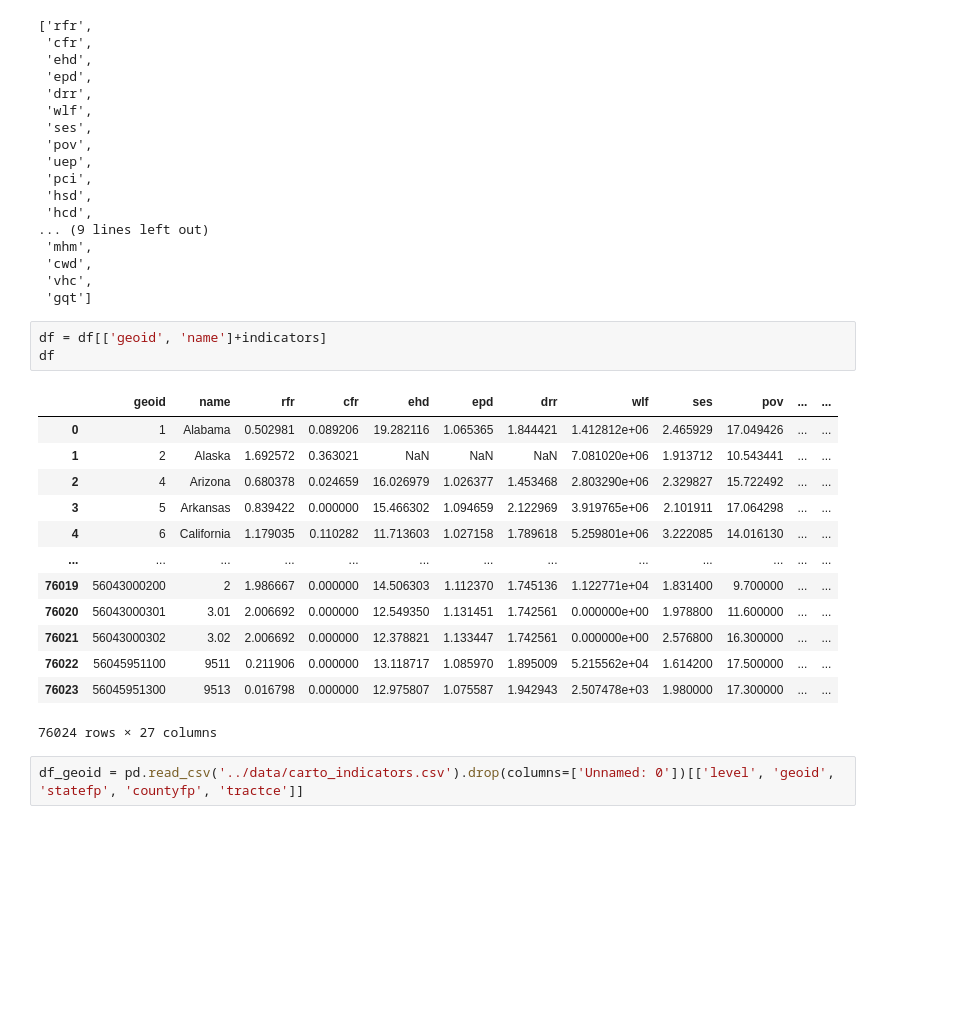
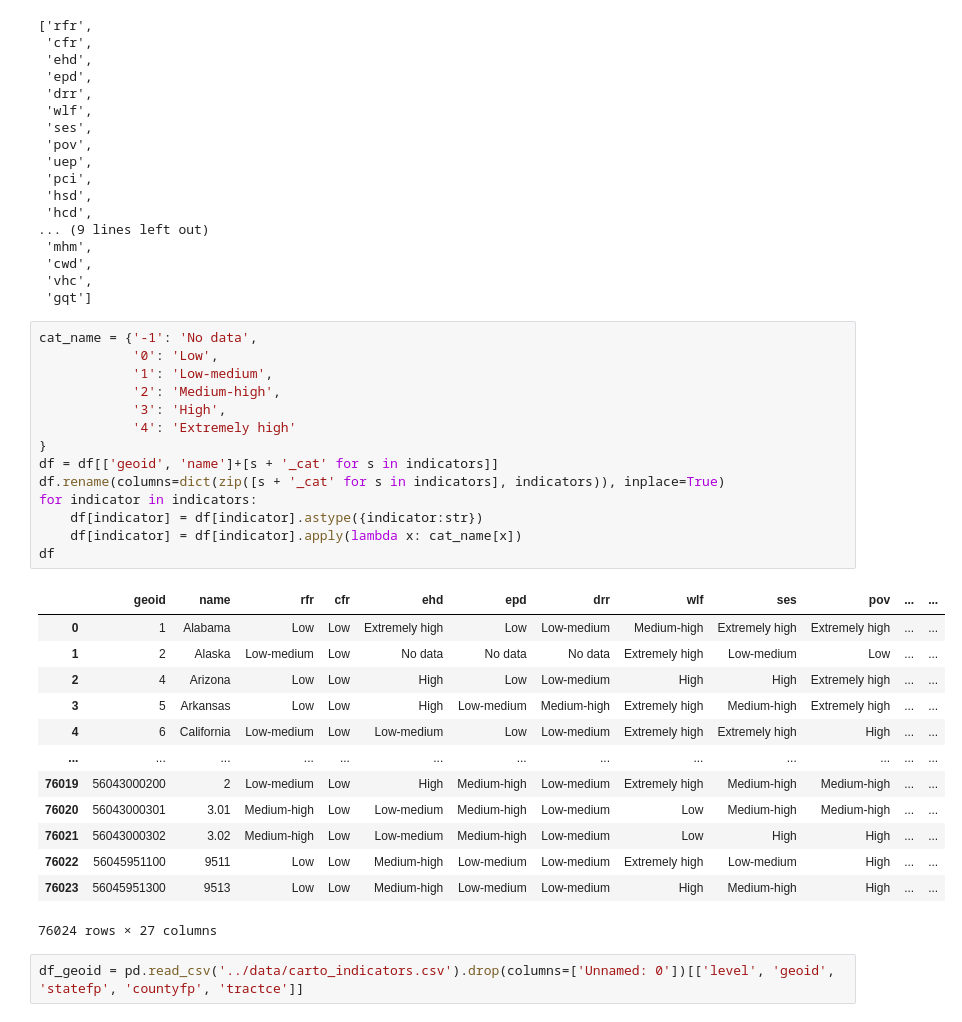
Before and after one commit to Vizzuality/usa-resilience-opportunity-map-data, a Jupyter notebook: processing/Rearange_data_by_state.ipynb, the cells around one changed output. Saved outputs shown, nothing was run; the diff lists cells and outputs as text; blank space fills up the shorter version.

```diff
--- a/processing/Rearange_data_by_state.ipynb
+++ b/processing/Rearange_data_by_state.ipynb
@@ -37,23 +37,34 @@ indicators
  'cwd',
  'vhc',
  'gqt']
-# %%
-df = df[['geoid', 'name']+indicators]
-df
-# %% [output]
-|  | geoid | name | rfr | cfr | ehd | epd | drr | wlf | ses | pov | ... | ... |
-| 0 | 1 | Alabama | 0.502981 | 0.089206 | 19.282116 | 1.065365 | 1.844421 | 1.412812e+06 | 2.465929 | 17.049426 | ... | ... |
-| 1 | 2 | Alaska | 1.692572 | 0.363021 | NaN | NaN | NaN | 7.081020e+06 | 1.913712 | 10.543441 | ... | ... |
-| 2 | 4 | Arizona | 0.680378 | 0.024659 | 16.026979 | 1.026377 | 1.453468 | 2.803290e+06 | 2.329827 | 15.722492 | ... | ... |
-| 3 | 5 | Arkansas | 0.839422 | 0.000000 | 15.466302 | 1.094659 | 2.122969 | 3.919765e+06 | 2.101911 | 17.064298 | ... | ... |
-| 4 | 6 | California | 1.179035 | 0.110282 | 11.713603 | 1.027158 | 1.789618 | 5.259801e+06 | 3.222085 | 14.016130 | ... | ... |
-| ... | ... | ... | ... | ... | ... | ... | ... | ... | ... | ... | ... | ... |
-| 76019 | 56043000200 | 2 | 1.986667 | 0.000000 | 14.506303 | 1.112370 | 1.745136 | 1.122771e+04 | 1.831400 | 9.700000 | ... | ... |
-| 76020 | 56043000301 | 3.01 | 2.006692 | 0.000000 | 12.549350 | 1.131451 | 1.742561 | 0.000000e+00 | 1.978800 | 11.600000 | ... | ... |
-| 76021 | 56043000302 | 3.02 | 2.006692 | 0.000000 | 12.378821 | 1.133447 | 1.742561 | 0.000000e+00 | 2.576800 | 16.300000 | ... | ... |
-| 76022 | 56045951100 | 9511 | 0.211906 | 0.000000 | 13.118717 | 1.085970 | 1.895009 | 5.215562e+04 | 1.614200 | 17.500000 | ... | ... |
-| 76023 | 56045951300 | 9513 | 0.016798 | 0.000000 | 12.975807 | 1.075587 | 1.942943 | 2.507478e+03 | 1.980000 | 17.300000 | ... | ... |
-76024 rows × 27 columns
+# %%
+cat_name = {'-1': 'No data',
+            '0': 'Low',
+            '1': 'Low-medium',
+            '2': 'Medium-high',
+            '3': 'High',
+            '4': 'Extremely high'
+}
+df = df[['geoid', 'name']+[s + '_cat' for s in indicators]]
+df.rename(columns=dict(zip([s + '_cat' for s in indicators], indicators)), inplace=True)
+for indicator in indicators:
+    df[indicator] = df[indicator].astype({indicator:str})
+    df[indicator] = df[indicator].apply(lambda x: cat_name[x])
+df
+# %% [output]
+|  | geoid | name | rfr | cfr | ehd | epd | drr | wlf | ses | pov | ... | ... |
+| 0 | 1 | Alabama | Low | Low | Extremely high | Low | Low-medium | Medium-high | Extremely high | Extremely high | ... | ... |
+| 1 | 2 | Alaska | Low-medium | Low | No data | No data | No data | Extremely high | Low-medium | Low | ... | ... |
+| 2 | 4 | Arizona | Low | Low | High | Low | Low-medium | High | High | Extremely high | ... | ... |
+| 3 | 5 | Arkansas | Low | Low | High | Low-medium | Medium-high | Extremely high | Medium-high | Extremely high | ... | ... |
+| 4 | 6 | California | Low-medium | Low | Low-medium | Low | Low-medium | Extremely high | Extremely high | High | ... | ... |
+| ... | ... | ... | ... | ... | ... | ... | ... | ... | ... | ... | ... | ... |
+| 76019 | 56043000200 | 2 | Low-medium | Low | High | Medium-high | Low-medium | Extremely high | Medium-high | Medium-high | ... | ... |
+| 76020 | 56043000301 | 3.01 | Medium-high | Low | Low-medium | Medium-high | Low-medium | Low | Medium-high | Medium-high | ... | ... |
+| 76021 | 56043000302 | 3.02 | Medium-high | Low | Low-medium | Medium-high | Low-medium | Low | High | High | ... | ... |
+| 76022 | 56045951100 | 9511 | Low | Low | Medium-high | Low-medium | Low-medium | Extremely high | Low-medium | High | ... | ... |
+| 76023 | 56045951300 | 9513 | Low | Low | Medium-high | Low-medium | Low-medium | High | Medium-high | High | ... | ... |
+76024 rows × 27 columns
 # %%
 df_geoid = pd.read_csv('../data/carto_indicators.csv').drop(columns=['Unnamed: 0'])[['level', 'geoid', 'statefp', 'countyfp', 'tractce']]
 # %%
```
Also changed, not shown: parts of 2 cells of this notebook.
